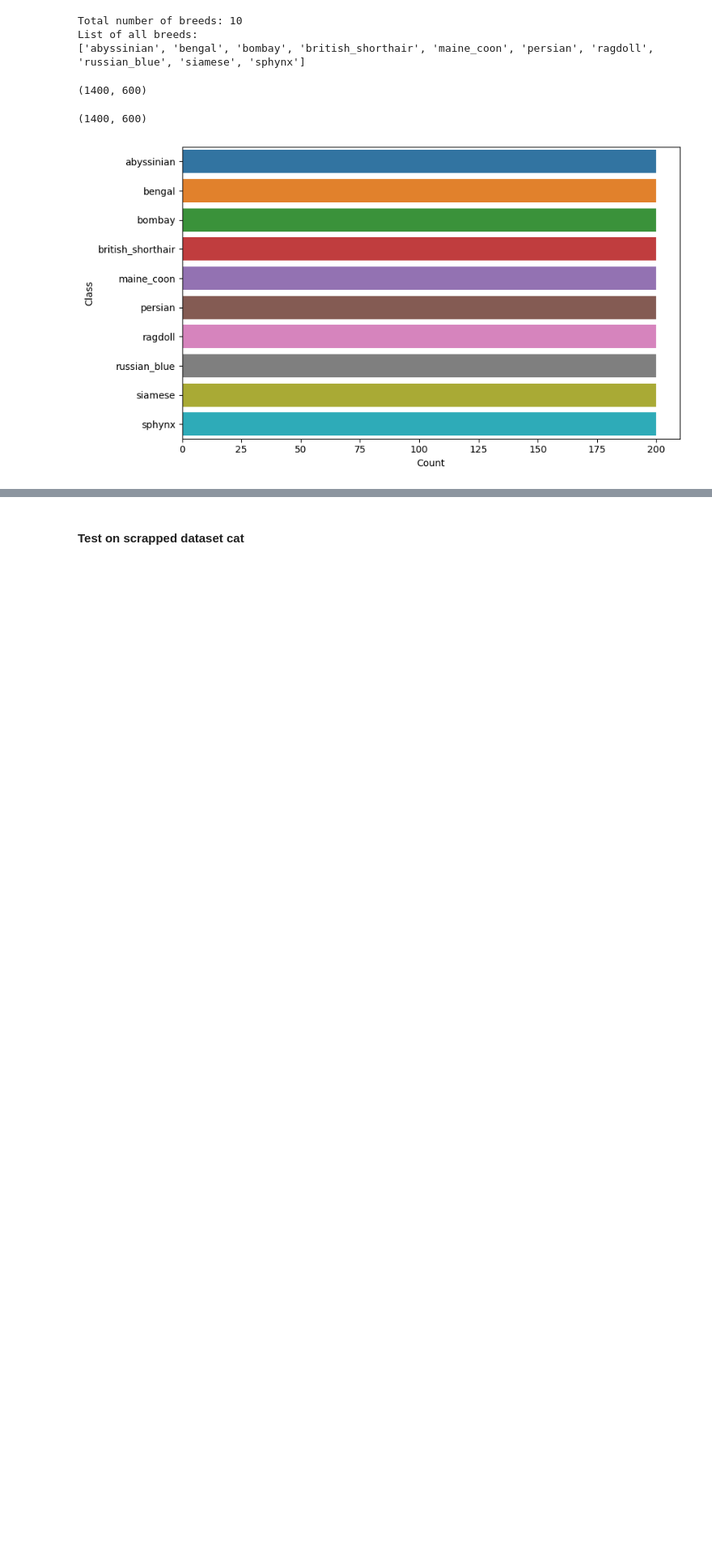
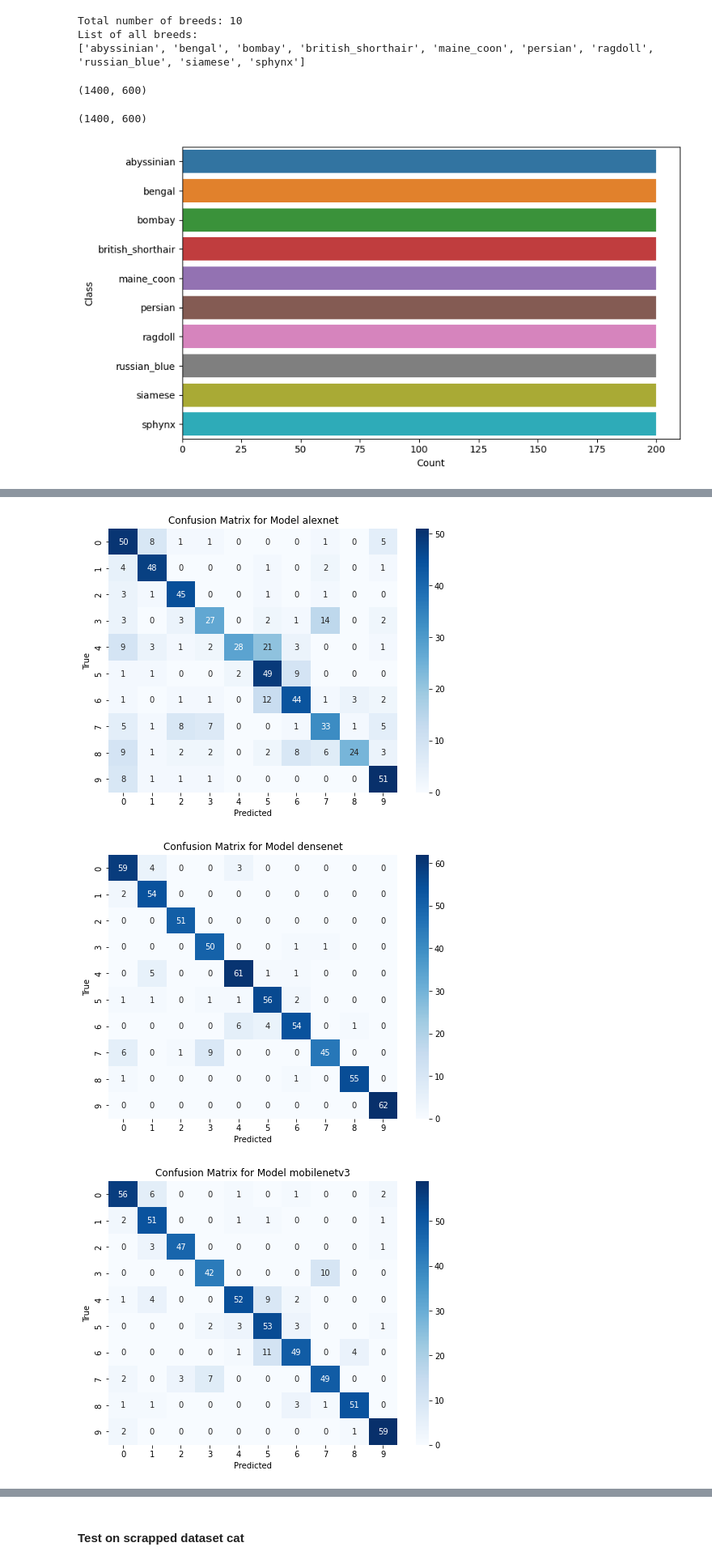
Before and after one commit to oguzaliarslan/pet_classification, a Jupyter notebook: breed_classification.ipynb, the cells around one changed output, grey strips where cells are left out. Shown at 81% size. Drawn from its saved outputs; the diff is of its cells as text; code cells hidden in the pictures; blank space fills up the shorter version.

Commit message:
structural changes on cat breed results

```diff
--- a/breed_classification.ipynb
+++ b/breed_classification.ipynb
@@ -478,0 +443,2 @@ dog_breed.plot_confusion_matrix(confusion_matrix_all_classes, all_breeds)
+# %%
+model_accuracies_dict, model_test_accuracies_dict, model_losses_dict, last_true_labels, last_model_preds, model_names = dog_breed.load_the_results()
@@ -478,0 +447,20 @@ dog_breed.plot_confusion_matrix(confusion_matrix_all_classes, all_breeds)
+# %%
+confusion_matrices = []
+
+for true_labels, model_preds in zip(last_true_labels, last_model_preds):
+    cm = confusion_matrix(true_labels, model_preds)
+    confusion_matrices.append(cm)
+
+for i, cm in enumerate(confusion_matrices):
+    plt.figure(figsize=(8, 6))
+    sns.heatmap(cm, annot=True, cmap='Blues', fmt='d',
+                xticklabels=np.unique(last_true_labels[i]),
+                yticklabels=np.unique(last_true_labels[i]))
+    plt.xlabel('Predicted')
+    plt.ylabel('True')
+    plt.title(f'Confusion Matrix for Model {model_names[i]}')
+    plt.show()
+# %% [output]
+[figure, added]
+[figure, added]
+[figure, added]
```
Also changed, not shown: parts of 29 cells of this notebook, 6 other files.
